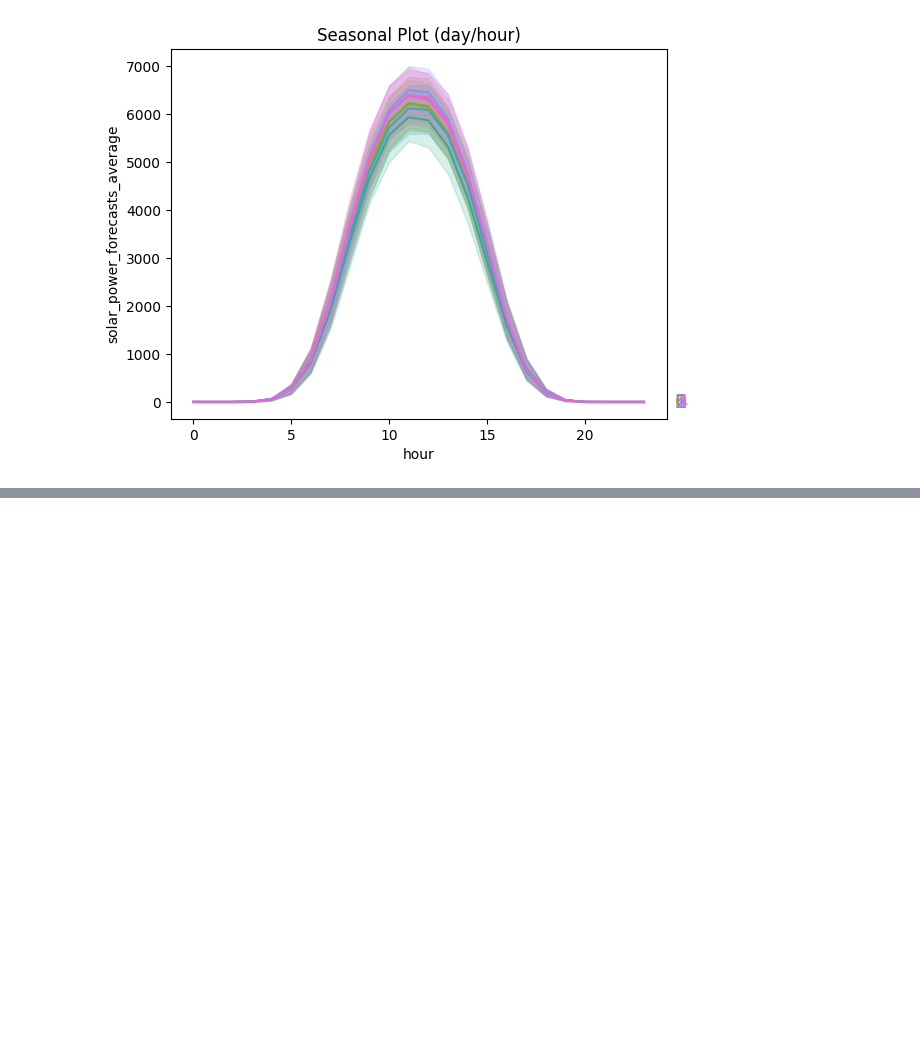
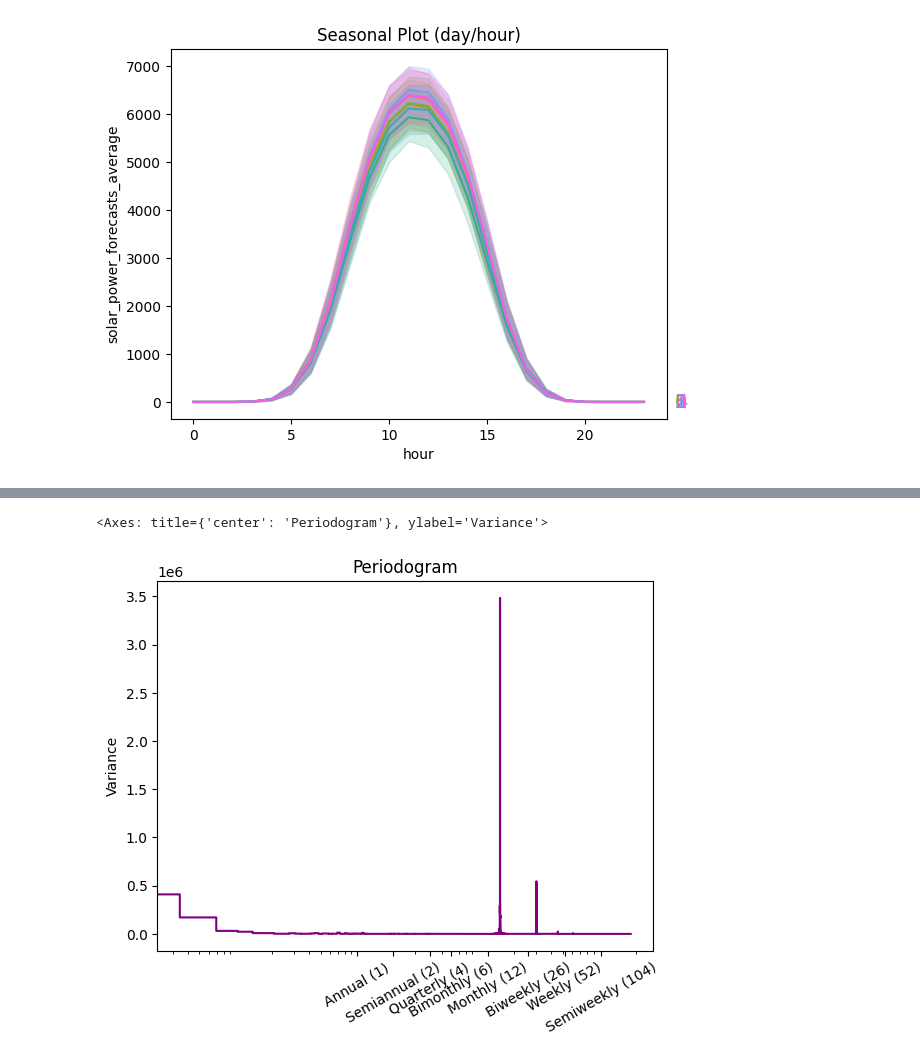
Before and after one commit to slokadjaja/electricity-price-forecasting, a Jupyter notebook: eda.ipynb, the cells around one changed output, grey strips where cells are left out. Saved outputs shown, nothing was run; the diff lists cells and outputs as text; code cells hidden in the pictures; blank space fills up the shorter version.

```diff
--- a/EDA.ipynb
+++ b/eda.ipynb
@@ -73,0 +79,5 @@ seasonal_plot(X_train, y='solar_power_forecasts_average', period="day", freq="ho
+# %%
+plot_periodogram(X_train['solar_power_forecasts_average'].fillna(0))
+# %% [output]
+<Axes: title={'center': 'Periodogram'}, ylabel='Variance'>
+[figure, added]
```
Also changed, not shown: parts of 1 cell of this notebook, 2 other files.
